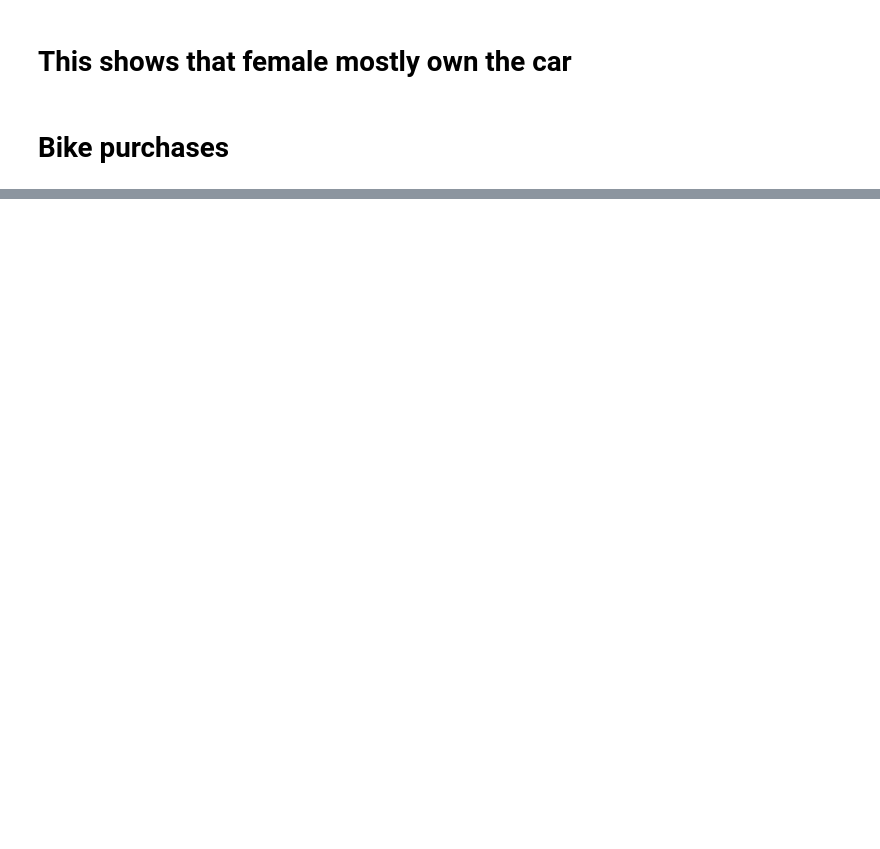
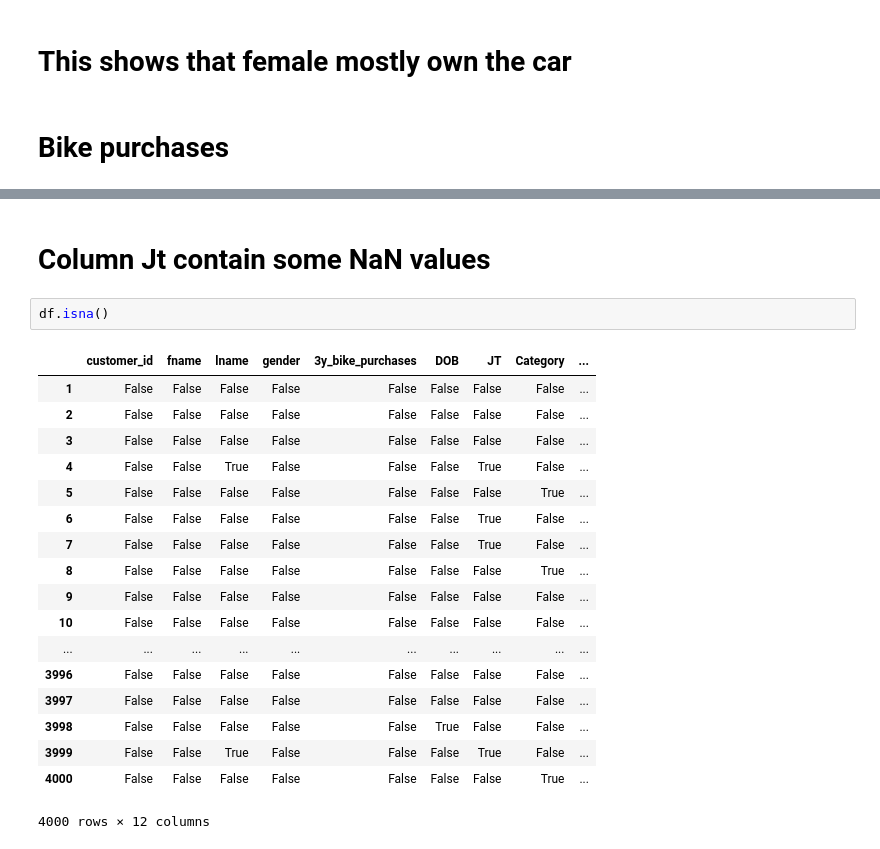
Before and after one commit to romy421kumari/KPMG, a Jupyter notebook: Customerdemography.ipynb, the cells around one changed output, grey strips where cells are left out. Saved outputs shown, nothing was run; the diff lists cells and outputs as text; blank space fills up the shorter version.

```diff
--- a/Customerdemography.ipynb
+++ b/Customerdemography.ipynb
@@ -134,0 +151,23 @@ plt.show()
+# %% [markdown]
+# Column Jt contain some NaN values
+# %%
+df.isna()
+# %% [output]
+|  | customer_id | fname | lname | gender | 3y_bike_purchases | DOB | JT | Category | ... |
+| 1 | False | False | False | False | False | False | False | False | ... |
+| 2 | False | False | False | False | False | False | False | False | ... |
+| 3 | False | False | False | False | False | False | False | False | ... |
+| 4 | False | False | True | False | False | False | True | False | ... |
+| 5 | False | False | False | False | False | False | False | True | ... |
+| 6 | False | False | False | False | False | False | True | False | ... |
+| 7 | False | False | False | False | False | False | True | False | ... |
+| 8 | False | False | False | False | False | False | False | True | ... |
+| 9 | False | False | False | False | False | False | False | False | ... |
+| 10 | False | False | False | False | False | False | False | False | ... |
+| ... | ... | ... | ... | ... | ... | ... | ... | ... | ... |
+| 3996 | False | False | False | False | False | False | False | False | ... |
+| 3997 | False | False | False | False | False | False | False | False | ... |
+| 3998 | False | False | False | False | False | True | False | False | ... |
+| 3999 | False | False | True | False | False | False | True | False | ... |
+| 4000 | False | False | False | False | False | False | False | True | ... |
+4000 rows × 12 columns
```
Also changed, not shown: parts of 14 cells of this notebook.
